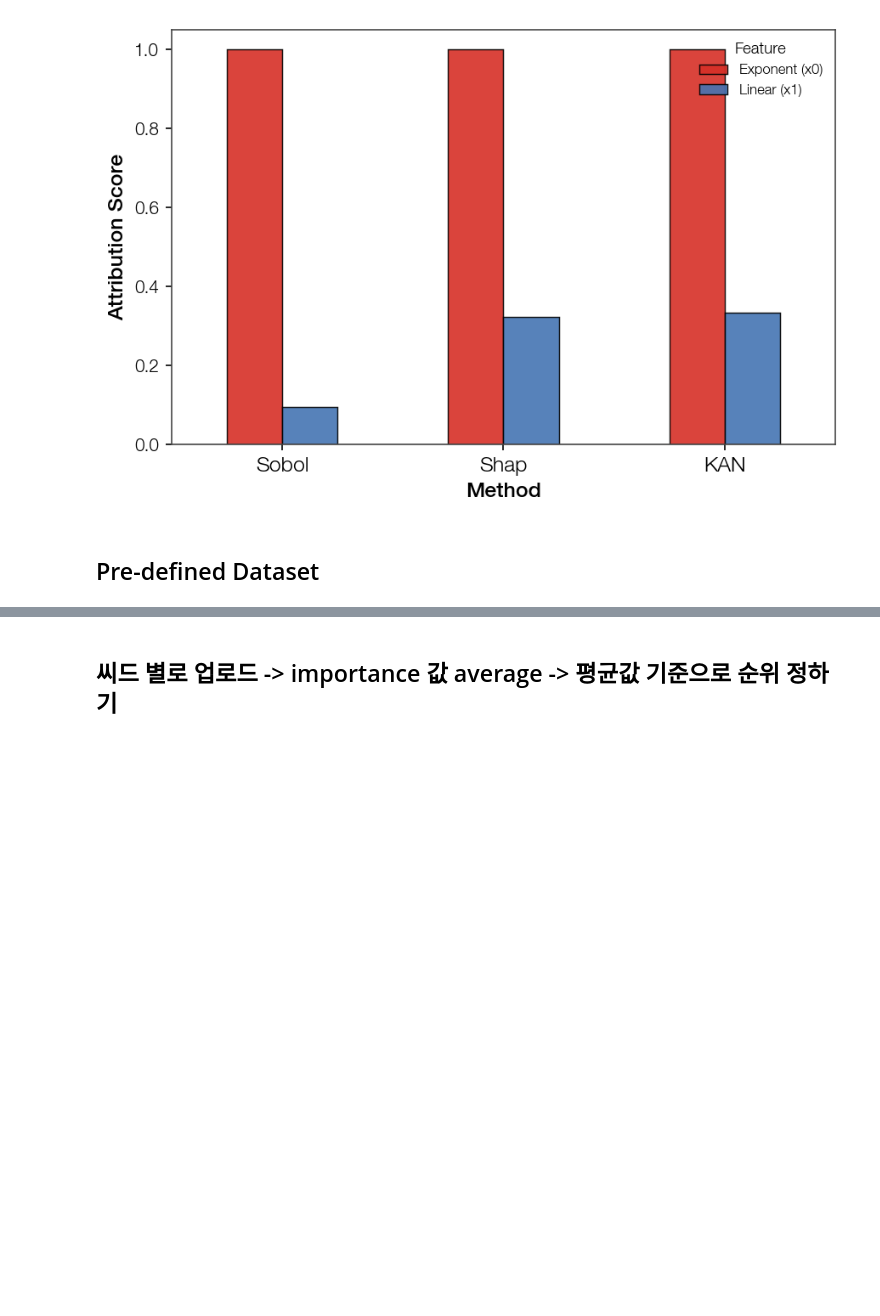
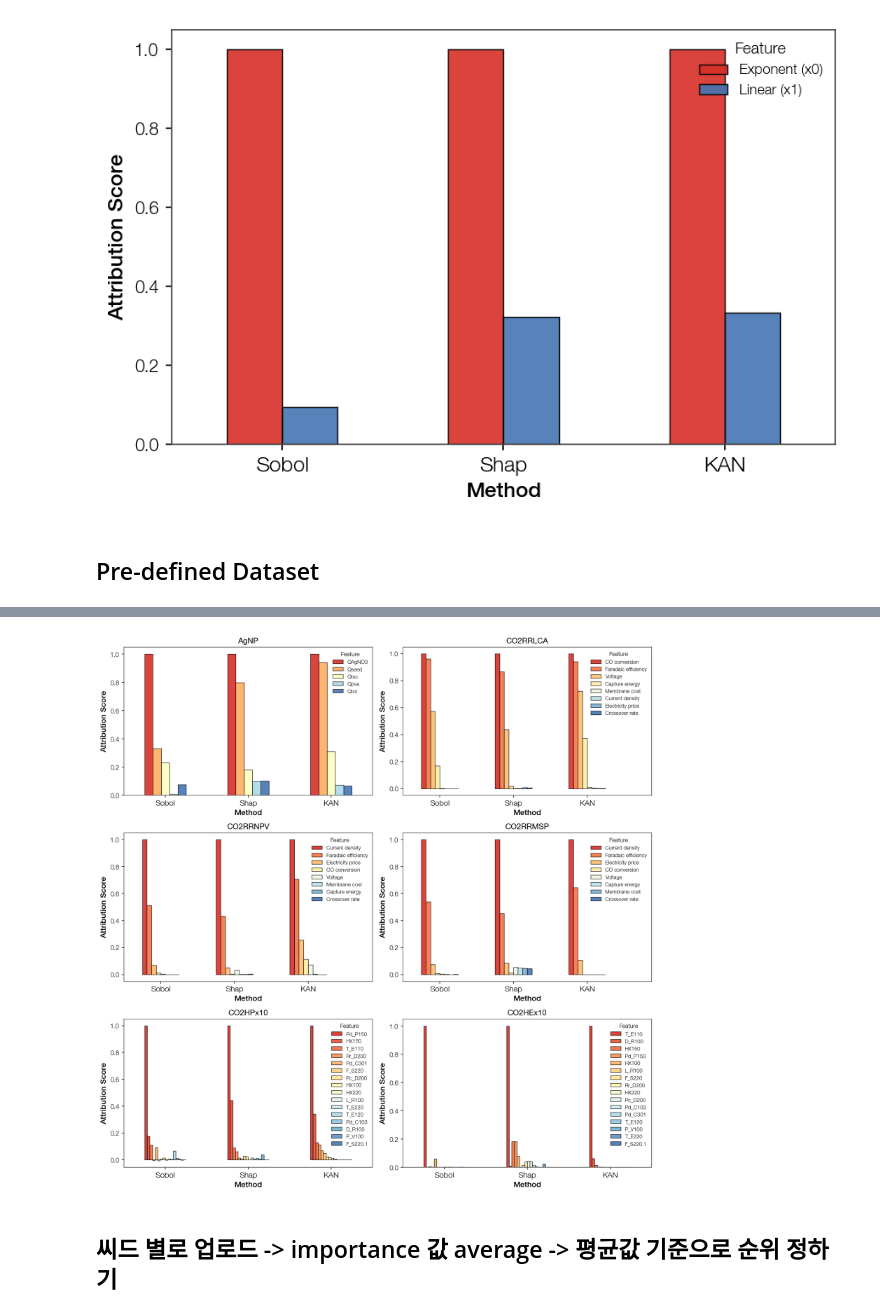
Before and after one commit to foodbanana/pykan, a Jupyter notebook: github/workflows/Hyein/plot_conventional.ipynb, the cells around one changed output, grey strips where cells are left out. Saved outputs shown, nothing was run; the diff lists cells and outputs as text; code cells hidden in the pictures; blank space fills up the shorter version.

Commit message:
AgNP and CO2RRLCA both match with KAN

```diff
--- a/github/workflows/Hyein/plot_conventional.ipynb
+++ b/github/workflows/Hyein/plot_conventional.ipynb
@@ -226,3 +224,71 @@ plt.show()
+# %%
+import pandas as pd
+import os
+import numpy as np
+
+data_list = [
+        'AgNP',
+        'CO2RRLCA',
+        'CO2RRNPV',
+        'CO2RRMSP',
+        'CO2HPx10',
+        'CO2HEx10',
+]
+
+def get_analysis_res(name_data):
+    root_dir = r"D:\pykan\github\workflows\Hyein"
+    file_sobol = os.path.join(root_dir, "material_nn_models", name_data, f"{name_data}_sobol_indices.csv")
+    file_shap = os.path.join(root_dir, "material_nn_models", name_data, f"{name_data}_shap_importance.csv")
+    file_kan = os.path.join(root_dir, "material_kan_models", name_data, f"{name_data}_global_attribution_scores.csv")
+
+    files = [file_sobol, file_shap, file_kan]
+    columns = ['First_Order (S1)', 'Mean_Abs_SHAP', 'Global_Attribution_Score']
+    methods = ['Sobol', 'Shap', 'KAN']
+
+    dfs = [pd.read_csv(f) for f in files]
+    dfs = [d.set_index('Feature') for d in dfs]
+    s_ALL = [d[c] for d, c in zip(dfs, columns)]
+    df_methods = pd.concat(s_ALL, axis=1)
+    df_methods.columns = methods
+    df_methods.sort_values('KAN', inplace=True, ascending=False)
+    df_methods[methods] = df_methods[methods] / df_methods[methods].max()
+
+    df_methods.index = df_methods.index.str.replace(r'\s*\(.*?\)', '', regex=True)
+
+    # Transpose the DataFrame so Methods become the rows (x-axis)
+    # and Features become the columns (individual bars per group)
+    df_transposed = df_methods.T
+    return df_transposed
+
+def plot_analysis_res(name_data, ax, df):
+    num_feat = len(df.columns)
+    cmap = plt.get_cmap('RdYlBu')
+    custom_colors = [cmap(x) for x in np.linspace(0.1, 0.9, num_feat)]
+    df.plot(kind='bar', rot=0, color=custom_colors, alpha=0.9, ax=ax)
+
+    # 4. Customize axes and labels
+    ax.set_xlabel('Method')
+    ax.set_ylabel('Attribution Score')
+    if "CO2RR" in name_data:
+        ax.legend(title='Feature', loc='upper right')
+        x_min, x_max = ax.get_xlim()
+        ax.set_xlim([x_min, x_max*1.15])
+    else:
+        ax.legend(title='Feature')
+    ax.set_title(name_data)
+
+df_data = [get_analysis_res(data) for data in data_list]
+fig, axes = plt.subplots(3, 2, figsize=(12, 12))
+axes_flat = axes.flatten()
+for data, df_target, ax_target in zip(data_list, df_data, axes_flat):
+    plot_analysis_res(data, ax_target, df_target)
+
+# Adjust layout and display
+plt.savefig(os.path.join(dir_paper_figure, f"VS_conventionals_All.png"))
+plt.savefig(os.path.join(dir_paper_figure, f"VS_conventionals_All.svg"), format='svg')
+plt.show()
+# %% [output]
+[figure, added]
 # %% [markdown]
 ## 씨드 별로 업로드 -> importance 값 average -> 평균값 기준으로 순위 정하기
 # %%
```
Also changed, not shown: parts of 1 cell of this notebook, 49 other files.
